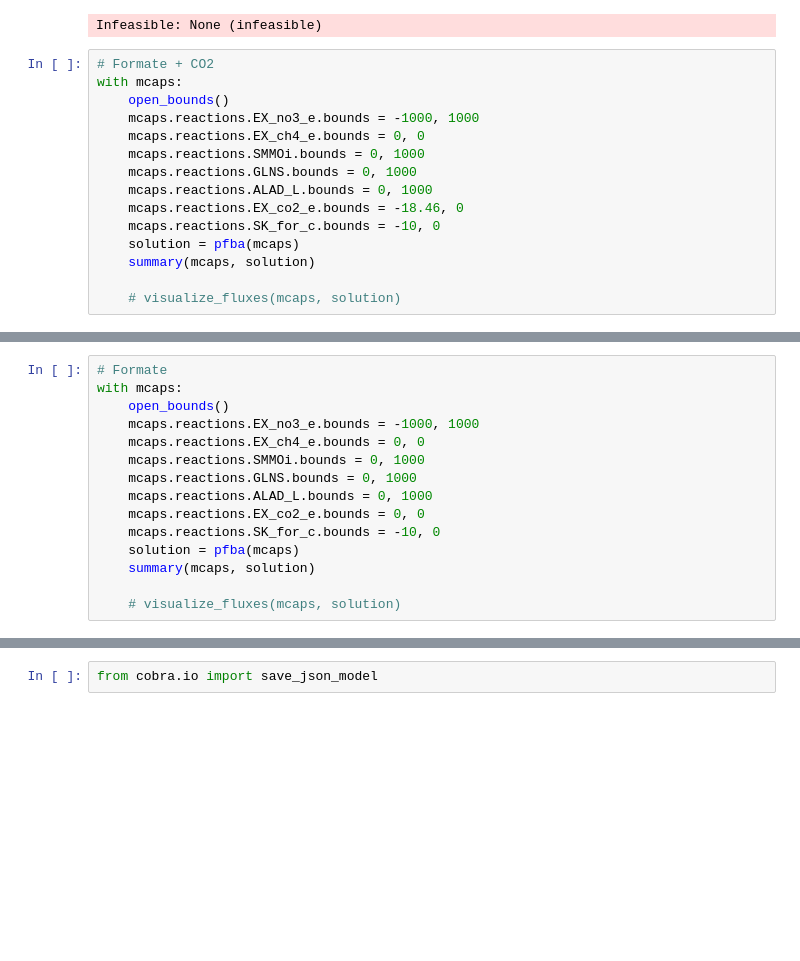
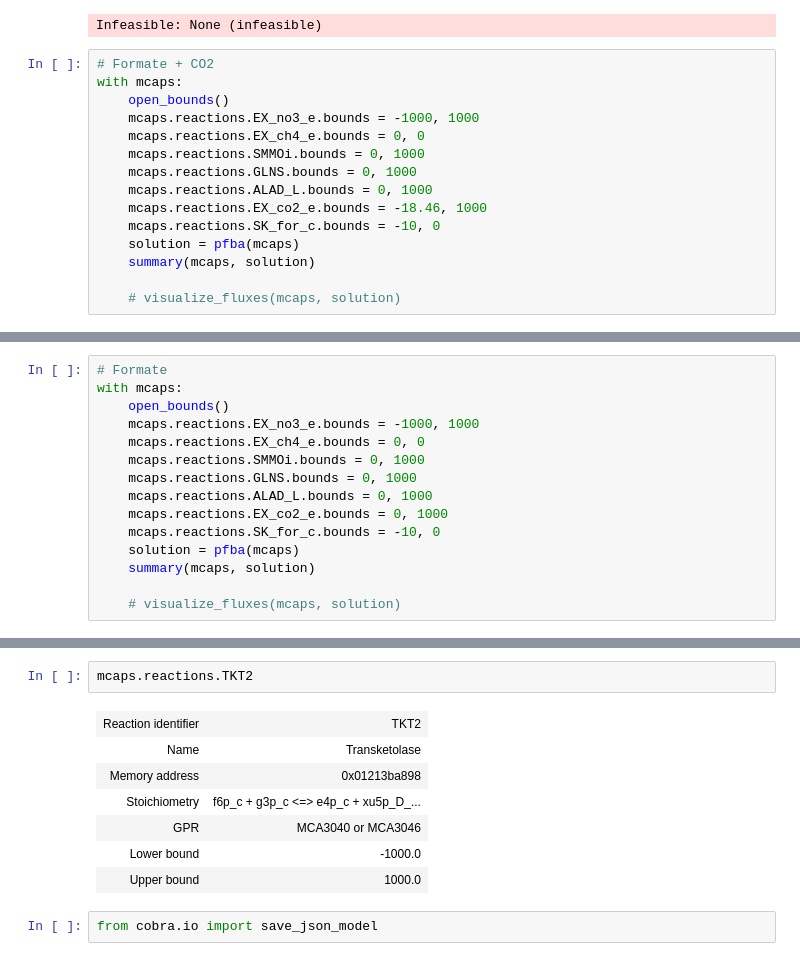
Before and after one commit to ChristianLieven/memote-m-capsulatus, a Jupyter notebook: ComplementaryScripts/14. Review Stage Corrections.ipynb, the cells around one changed output, grey strips where cells are left out. Saved outputs shown, nothing was run; the diff lists cells and outputs as text; blank space fills up the shorter version.

```diff
--- a/ComplementaryScripts/14. Review Stage Corrections.ipynb
+++ b/ComplementaryScripts/14. Review Stage Corrections.ipynb
@@ -538,7 +540,7 @@ with mcaps:
     mcaps.reactions.SMMOi.bounds = 0, 1000
     mcaps.reactions.GLNS.bounds = 0, 1000
     mcaps.reactions.ALAD_L.bounds = 0, 1000
-    mcaps.reactions.EX_co2_e.bounds = -18.46, 0
+    mcaps.reactions.EX_co2_e.bounds = -18.46, 1000
     mcaps.reactions.SK_for_c.bounds = -10, 0
     solution = pfba(mcaps)
     summary(mcaps, solution)
@@ -573,7 +573,7 @@ with mcaps:
     mcaps.reactions.SMMOi.bounds = 0, 1000
     mcaps.reactions.GLNS.bounds = 0, 1000
     mcaps.reactions.ALAD_L.bounds = 0, 1000
-    mcaps.reactions.EX_co2_e.bounds = 0, 0
+    mcaps.reactions.EX_co2_e.bounds = 0, 1000
     mcaps.reactions.SK_for_c.bounds = -10, 0
     solution = pfba(mcaps)
     summary(mcaps, solution)
@@ -600,3 +600,13 @@ Growth Rate
+# %%
+mcaps.reactions.TKT2
+# %% [output]
+| Reaction identifier | TKT2 |
+| Name | Transketolase |
+| Memory address | 0x01213ba898 |
+| Stoichiometry | f6p_c + g3p_c <=> e4p_c + xu5p_D_... |
+| GPR | MCA3040 or MCA3046 |
+| Lower bound | -1000.0 |
+| Upper bound | 1000.0 |
 # %%
 from cobra.io import save_json_model
 # %%
```
Also changed, not shown: parts of 4 cells of this notebook, 1 other file.
